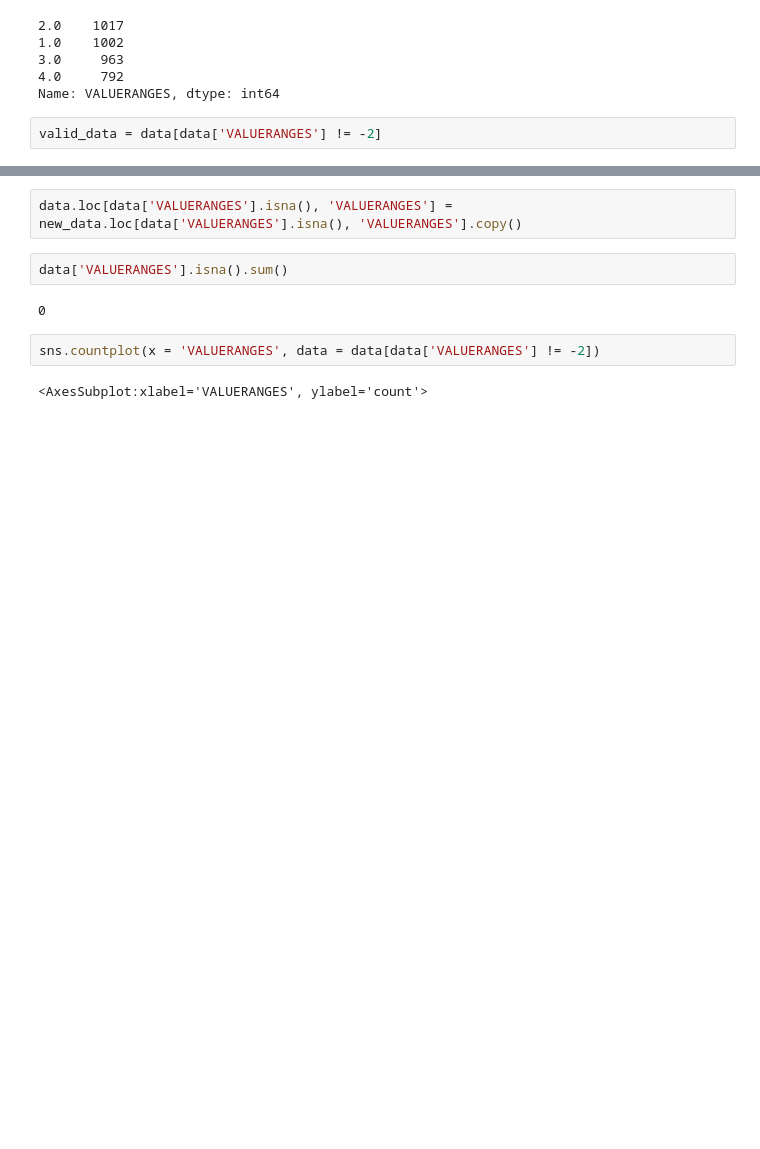
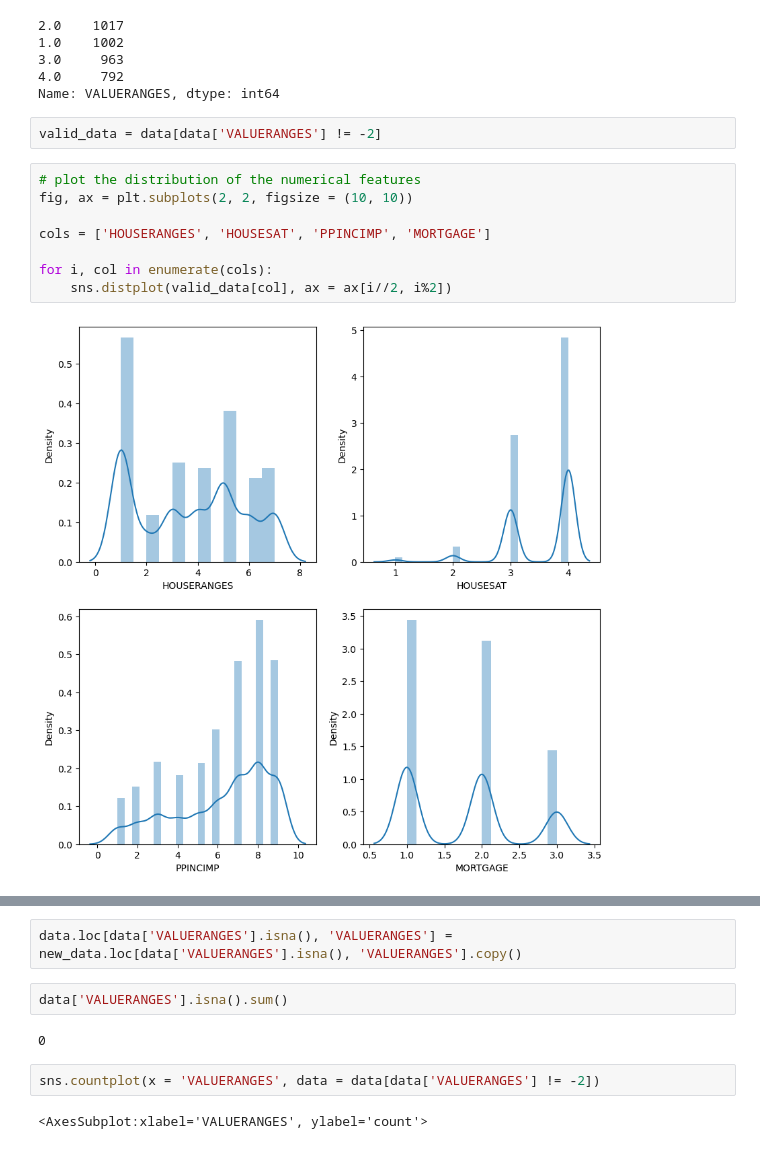
Before and after one commit to inesmcm26/ims_grant, a Jupyter notebook: preprocess.ipynb, the cells around one changed output, grey strips where cells are left out. Cells and saved outputs as stored; diff of their text form; blank space fills up the shorter version.

```diff
--- a/preprocess.ipynb
+++ b/preprocess.ipynb
@@ -621,6 +623,16 @@ data.loc[data['HOUSING'] == 1, 'VALUERANGES'].value_counts()
 Name: VALUERANGES, dtype: int64
 # %%
 valid_data = data[data['VALUERANGES'] != -2]
+# %%
+# plot the distribution of the numerical features
+fig, ax = plt.subplots(2, 2, figsize = (10, 10))
+
+cols = ['HOUSERANGES', 'HOUSESAT', 'PPINCIMP', 'MORTGAGE']
+
+for i, col in enumerate(cols):
+    sns.distplot(valid_data[col], ax = ax[i//2, i%2])
+# %% [output]
+[figure, added]
 # %%
 imputer = KNNImputerMode(n_neighbors = 5)
 
```
Also changed, not shown: parts of 38 cells of this notebook, 2 other files.
